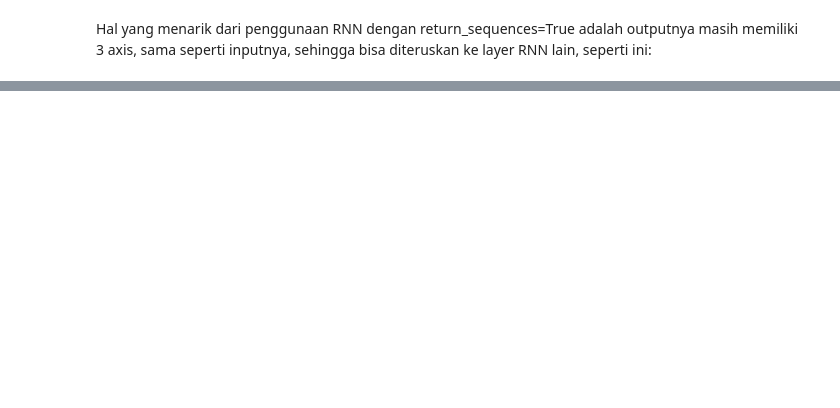
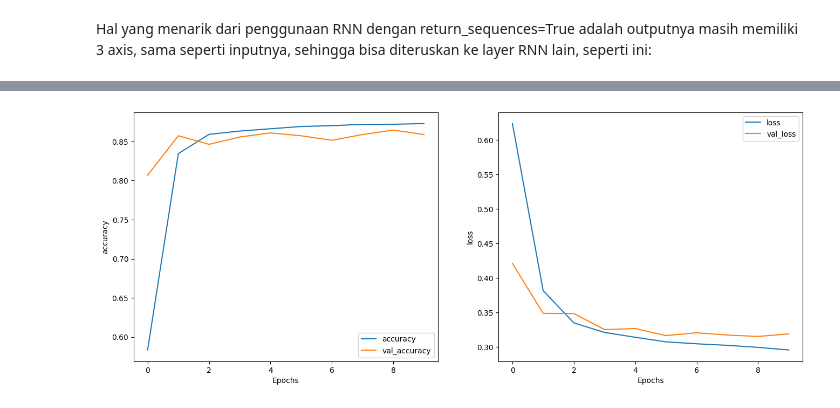
Before and after one commit to SeptiLutfiana/MESIN-LEARNING, a Jupyter notebook: Pertemuan10_Praktikum1.ipynb, the cells around one changed output, grey strips where cells are left out. Drawn from its saved outputs; the diff is of its cells as text; code cells hidden in the pictures; blank space fills up the shorter version.

```diff
--- a/Pertemuan10_Praktikum1.ipynb
+++ b/Pertemuan10_Praktikum1.ipynb
@@ -242,0 +261,8 @@ Epoch 10/10
+# %%
+plt.figure(figsize=(16, 6))
+plt.subplot(1, 2, 1)
+plot_graphs(history, 'accuracy')
+plt.subplot(1, 2, 2)
+plot_graphs(history, 'loss')
+# %% [output]
+[figure, added]
```
Also changed, not shown: parts of 13 cells of this notebook.
